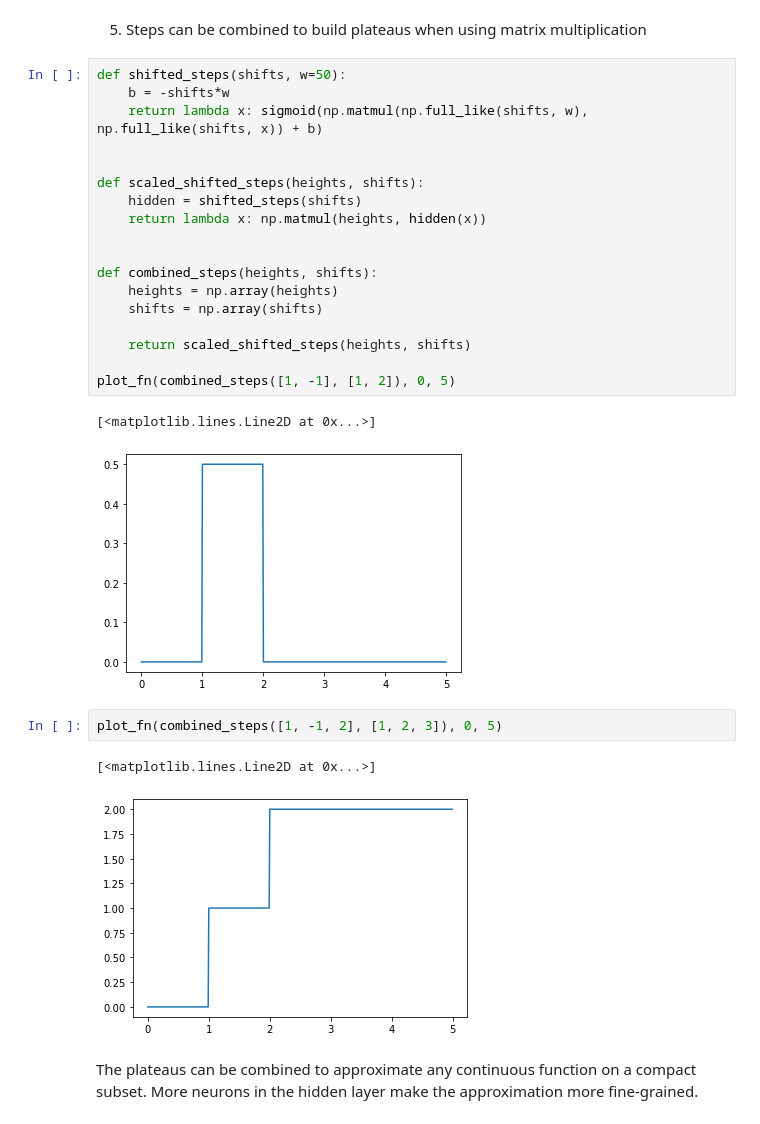
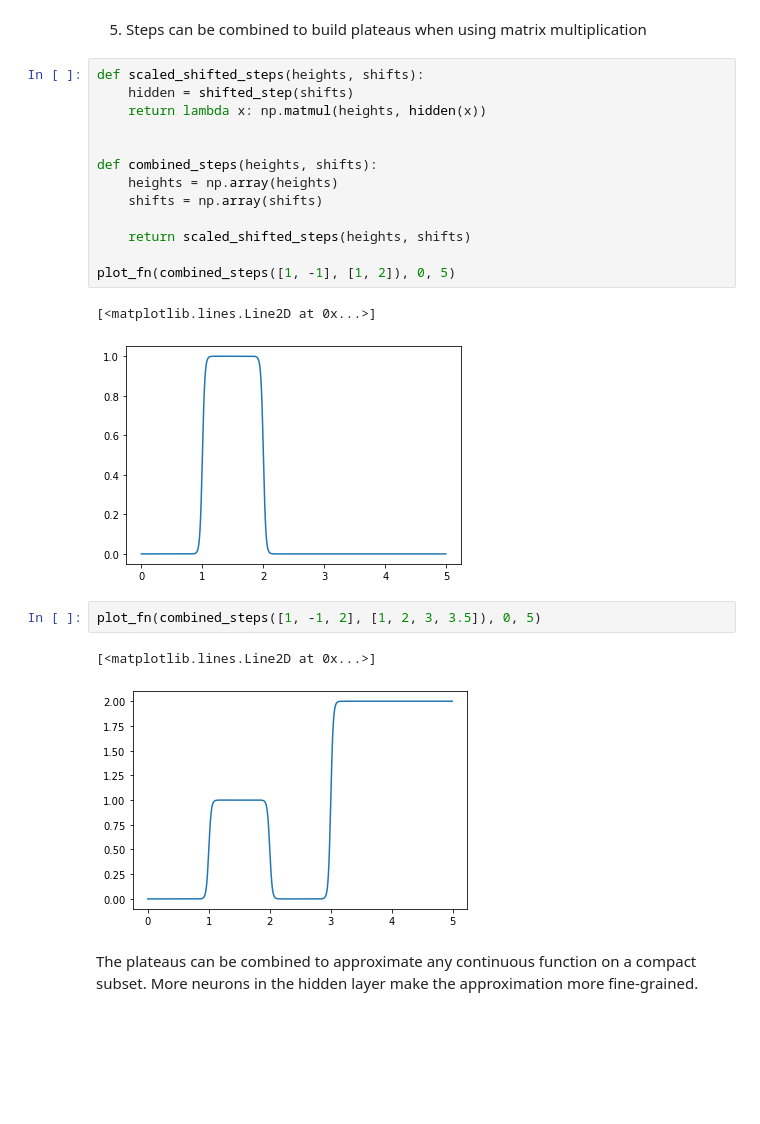
Before and after one commit to emlozin/intro_to_pytorch, a Jupyter notebook: 1_Introduction/1b_introduction_NeuralNetworks.ipynb, the cells around one changed output. Cells and saved outputs as stored; diff of their text form; blank space fills up the shorter version.

```diff
--- a/1_Introduction/1b_introduction_NeuralNetworks.ipynb
+++ b/1_Introduction/1b_introduction_NeuralNetworks.ipynb
@@ -136,13 +136,8 @@ plot_fn(scaled_shifted_step(2, 1), 0, 10)
 # %% [markdown]
 5. Steps can be combined to build plateaus when using matrix multiplication
 # %%
-def shifted_steps(shifts, w=50):
-    b = -shifts*w
-    return lambda x: sigmoid(np.matmul(np.full_like(shifts, w), np.full_like(shifts, x)) + b)
-
-
 def scaled_shifted_steps(heights, shifts):
-    hidden = shifted_steps(shifts)
+    hidden = shifted_step(shifts)
     return lambda x: np.matmul(heights, hidden(x))
 
 
@@ -155,12 +150,12 @@ def combined_steps(heights, shifts):
 plot_fn(combined_steps([1, -1], [1, 2]), 0, 5)
 # %% [output]
 [<matplotlib.lines.Line2D at 0x...>]
-[figure, old version]
+[figure, new version]
 # %%
-plot_fn(combined_steps([1, -1, 2], [1, 2, 3]), 0, 5)
+plot_fn(combined_steps([1, -1, 2], [1, 2, 3, 3.5]), 0, 5)
 # %% [output]
 [<matplotlib.lines.Line2D at 0x...>]
-[figure, old version]
+[figure, new version]
 # %% [markdown]
 The plateaus can be combined to approximate any continuous function on a compact subset. More neurons in the hidden layer make the approximation more fine-grained.
 # %% [markdown]
```
Also changed, not shown: parts of 1 cell of this notebook, 1 other file.
